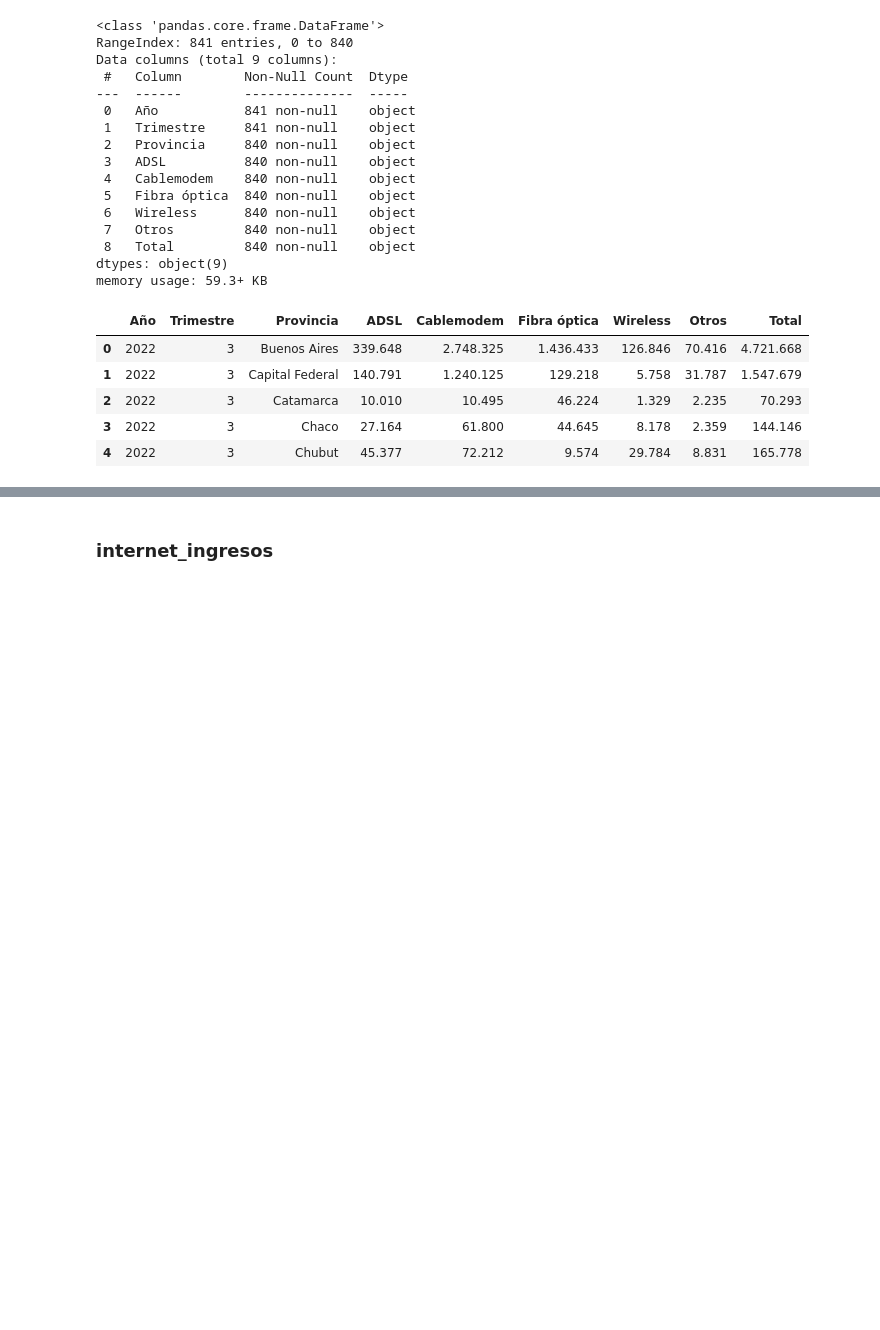
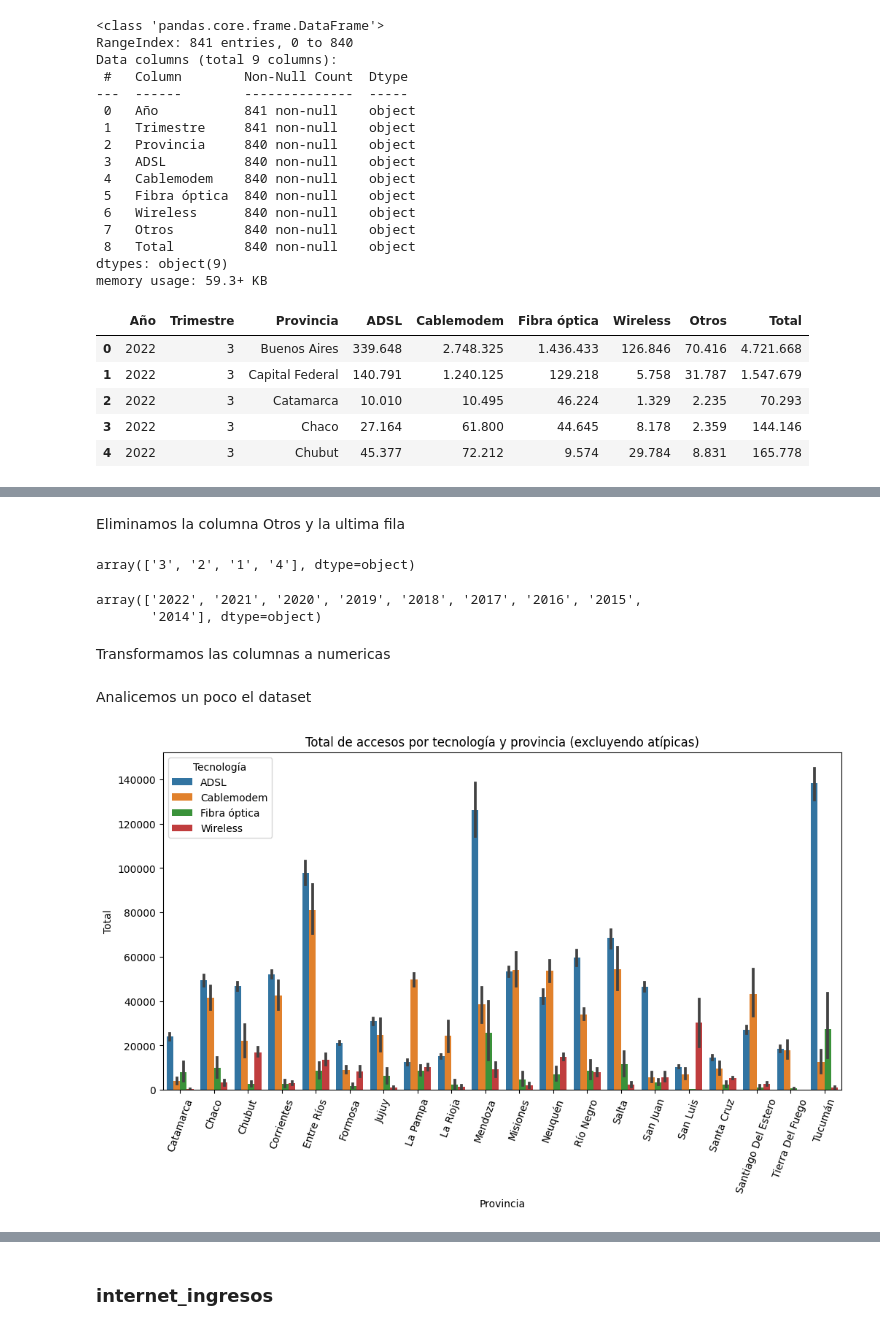
Before and after one commit to Gabrielnm7/Telecommunication-Analytics-Project, a Jupyter notebook: EDA.ipynb, the cells around one changed output, grey strips where cells are left out. Cells and saved outputs as stored; diff of their text form; code cells hidden in the pictures; blank space fills up the shorter version.

```diff
--- a/EDA.ipynb
+++ b/EDA.ipynb
@@ -169,3 +203,53 @@ accesos_por_tecnologia_prov.head()
+# %% [markdown]
+Eliminamos la columna Otros y la ultima fila
+# %%
+accesos_por_tecnologia_prov.drop([840],inplace=True)
+accesos_por_tecnologia_prov.drop(columns="Otros",inplace=True)
+# %%
+accesos_por_tecnologia_prov["Trimestre"] = accesos_por_tecnologia_prov["Trimestre"].str.replace(" *","")
+accesos_por_tecnologia_prov["Trimestre"] = accesos_por_tecnologia_prov["Trimestre"].str.replace("*","")
+accesos_por_tecnologia_prov["Año"] = accesos_por_tecnologia_prov["Año"].str.replace(" *","")
+accesos_por_tecnologia_prov["Año"] = accesos_por_tecnologia_prov["Año"].str.replace("*","")
+# %%
+accesos_por_tecnologia_prov["Trimestre"].unique()
+# %% [output]
+array(['3', '2', '1', '4'], dtype=object)
+# %%
+accesos_por_tecnologia_prov["Año"].unique()
+# %% [output]
+array(['2022', '2021', '2020', '2019', '2018', '2017', '2016', '2015',
+       '2014'], dtype=object)
+# %% [markdown]
+Transformamos las columnas a numericas
 # %%
-columnas = ['ADSL', 'Cablemodem', 'Fibra óptica', 'Wireless','Otros', 'Total']
+columnas = ['Año','Trimestre','ADSL', 'Cablemodem', 'Fibra óptica', 'Wireless', 'Total']
 accesos_por_tecnologia_prov = transform_to_numeric(accesos_por_tecnologia_prov,columnas)
+# %% [markdown]
+Analicemos un poco el dataset
+# %%
+# Lista de tecnologías que nos interesan
+tecnologias = ['ADSL', 'Cablemodem', 'Fibra óptica', 'Wireless']
+
+# Seleccionamos las columnas relevantes
+columnas_relevantes = ['Provincia'] + tecnologias
+
+# Creamos un nuevo DataFrame con las columnas relevantes
+df_tecnologias = accesos_por_tecnologia_prov[columnas_relevantes]
+
+# Filtramos las provincias atipicas
+provincias_atipicas = ['Buenos Aires', 'Capital Federal', 'Córdoba', 'Santa Fe']
+df_tecnologias = df_tecnologias[~df_tecnologias['Provincia'].isin(provincias_atipicas)]
+
+# Utilizamos la función melt() para transformar el DataFrame
+df_tecnologias_melted = df_tecnologias.melt(id_vars='Provincia', var_name='Tecnología', value_name='Total')
+
+# Creamos el gráfico de barras con Seaborn
+plt.figure(figsize=(12,6))
+sns.barplot(data=df_tecnologias_melted, x='Provincia', y='Total', hue='Tecnología', hue_order=tecnologias)
+plt.xlabel('Provincia')
+plt.ylabel('Total')
+plt.title('Total de accesos por tecnología y provincia (excluyendo atípicas)')
+plt.xticks(rotation=70)
+plt.show()
+# %% [output]
+[figure, added]
```
Also changed, not shown: parts of 34 cells of this notebook, 4 other files.
